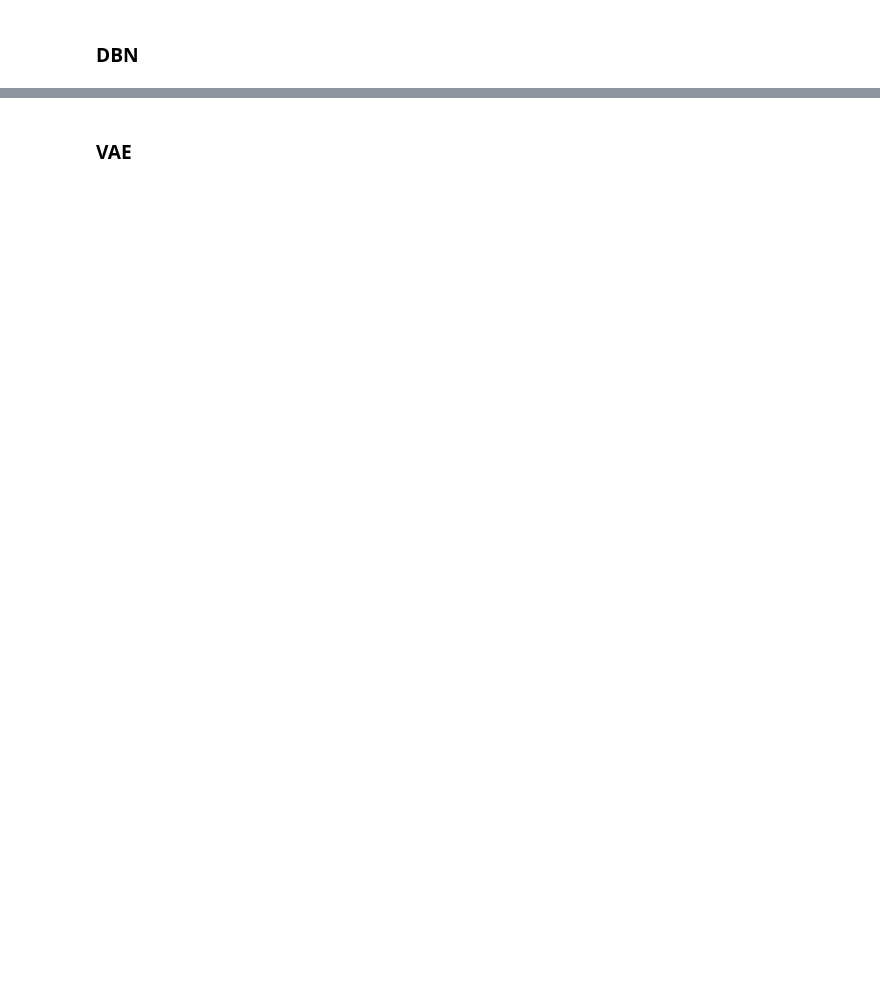
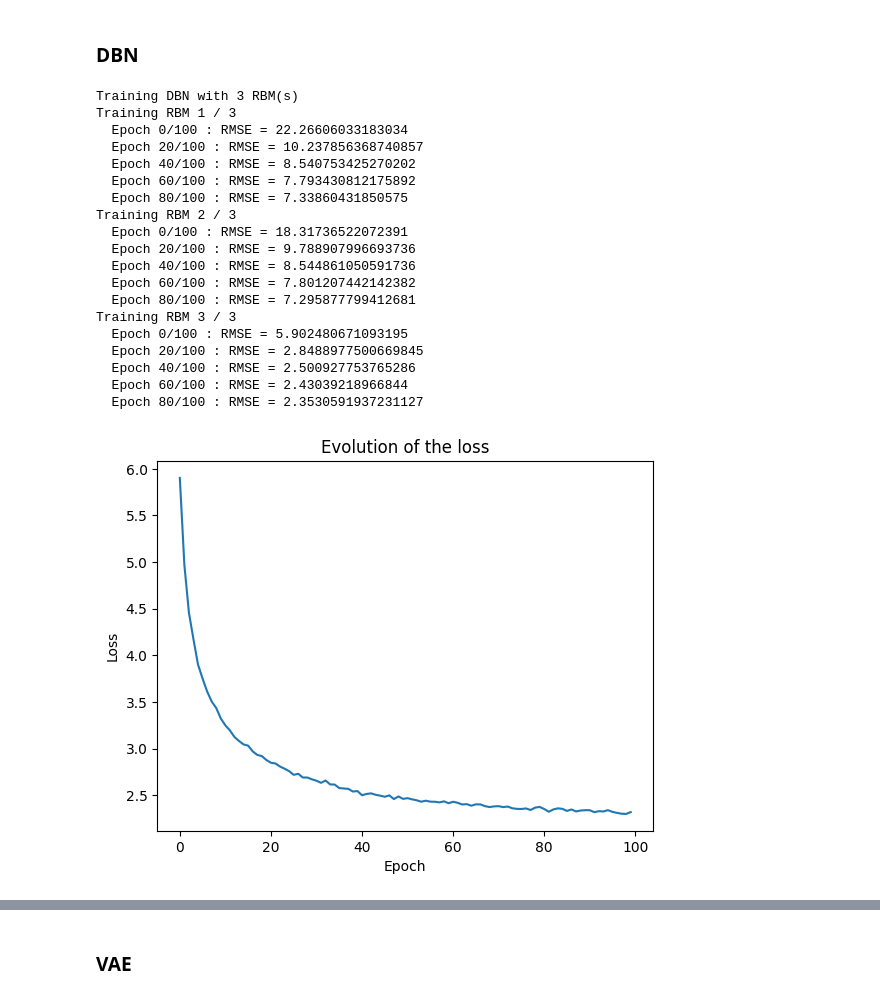
Before and after one commit to agatheminaro/from-rbm-to-dnn, a Jupyter notebook: comparison_generated_images.ipynb, the cells around one changed output, grey strips where cells are left out. Cells and saved outputs as stored; diff of their text form; code cells hidden in the pictures; blank space fills up the shorter version.

```diff
--- a/comparison_generated_images.ipynb
+++ b/comparison_generated_images.ipynb
@@ -55,15 +60,36 @@ rbm_model.generer_image_RBM(nb_data=NB_DATA, nb_gibbs=NB_GIBBS, type_data="mnist
 # %%
 CONFIG = [784, 250, 150, 100]
 # Create the model
 dbn_model = DBN(config=CONFIG) # size of the model = 784*250 + 250*150 + 150*100 = 248_500
 
 # Train the model
 dbn_model, loss = dbn_model.train_DBN(X=X_train, epsilon=EPSILON, batch_size=BATCH_SIZE, nb_epochs=NB_EPOCHS, verbose=True)
 
-plt.plot(loss)
+plt.plot(loss[-1])
 plt.title("Evolution of the loss")
 plt.xlabel("Epoch")
 plt.ylabel("Loss")
 plt.show()
+# %% [output]
+Training DBN with 3 RBM(s)
+Training RBM 1 / 3
+  Epoch 0/100 : RMSE = 22.26606033183034
+  Epoch 20/100 : RMSE = 10.237856368740857
+  Epoch 40/100 : RMSE = 8.540753425270202
+  Epoch 60/100 : RMSE = 7.793430812175892
+  Epoch 80/100 : RMSE = 7.33860431850575
+Training RBM 2 / 3
+  Epoch 0/100 : RMSE = 18.31736522072391
+  Epoch 20/100 : RMSE = 9.788907996693736
+  Epoch 40/100 : RMSE = 8.544861050591736
+  Epoch 60/100 : RMSE = 7.801207442142382
+  Epoch 80/100 : RMSE = 7.295877799412681
+Training RBM 3 / 3
+  Epoch 0/100 : RMSE = 5.902480671093195
+  Epoch 20/100 : RMSE = 2.8488977500669845
+  Epoch 40/100 : RMSE = 2.500927753765286
+  Epoch 60/100 : RMSE = 2.43039218966844
+  Epoch 80/100 : RMSE = 2.3530591937231127
+[figure, added]
 # %%
 dbn_model.generer_image_DBN(nb_data=NB_DATA, nb_gibbs=NB_GIBBS, type_data="mnist_digits")
```
Also changed, not shown: parts of 8 cells of this notebook, 3 other files.
